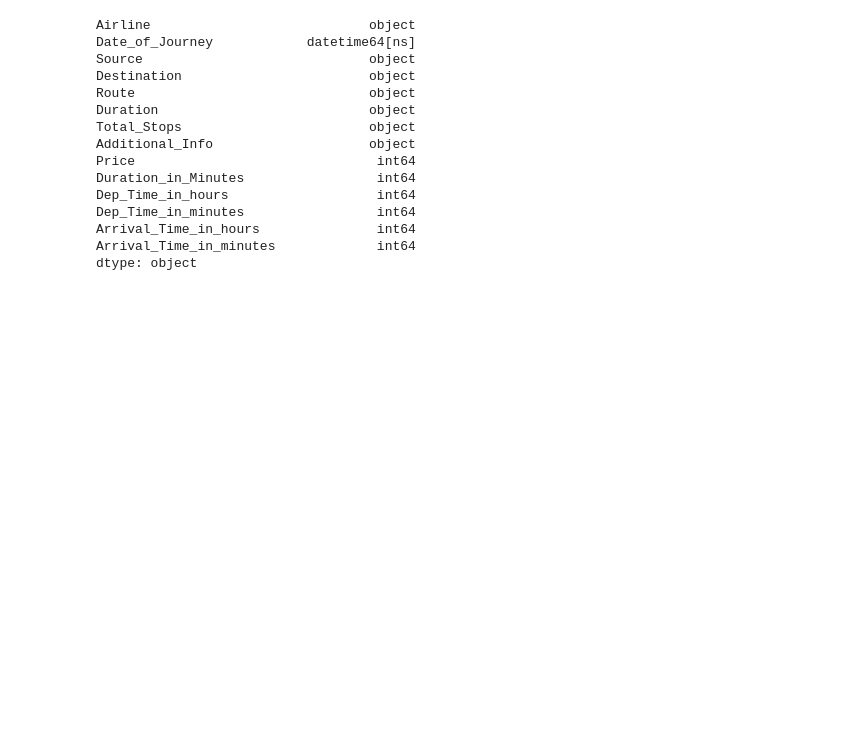
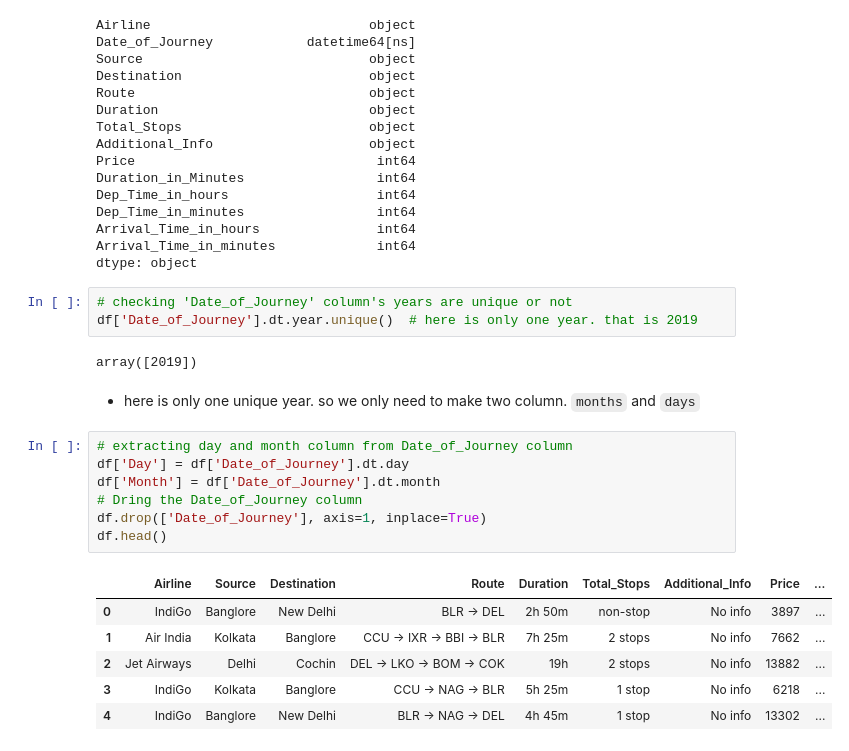
Before and after one commit to AzadMehedi/ML-Projects, a Jupyter notebook: Predict_The_Flight_Ticket_Price.ipynb, the cells around one changed output. Saved outputs shown, nothing was run; the diff lists cells and outputs as text; blank space fills up the shorter version.

```diff
--- a/Predict_The_Flight_Ticket_Price.ipynb
+++ b/Predict_The_Flight_Ticket_Price.ipynb
@@ -566,3 +566,24 @@ Dep_Time_in_minutes                 int64
 Arrival_Time_in_hours               int64
 Arrival_Time_in_minutes             int64
 dtype: object
+# %%
+# checking 'Date_of_Journey' column's years are unique or not
+df['Date_of_Journey'].dt.year.unique()  # here is only one year. that is 2019
+# %% [output]
+array([2019])
+# %% [markdown]
+- here is only one unique year. so we only need to make two column. `months` and `days`
+# %%
+# extracting day and month column from Date_of_Journey column
+df['Day'] = df['Date_of_Journey'].dt.day
+df['Month'] = df['Date_of_Journey'].dt.month
+# Dring the Date_of_Journey column
+df.drop(['Date_of_Journey'], axis=1, inplace=True)
+df.head()
+# %% [output]
+|  | Airline | Source | Destination | Route | Duration | Total_Stops | Additional_Info | Price | ... |
+| 0 | IndiGo | Banglore | New Delhi | BLR → DEL | 2h 50m | non-stop | No info | 3897 | ... |
+| 1 | Air India | Kolkata | Banglore | CCU → IXR → BBI → BLR | 7h 25m | 2 stops | No info | 7662 | ... |
+| 2 | Jet Airways | Delhi | Cochin | DEL → LKO → BOM → COK | 19h | 2 stops | No info | 13882 | ... |
+| 3 | IndiGo | Kolkata | Banglore | CCU → NAG → BLR | 5h 25m | 1 stop | No info | 6218 | ... |
+| 4 | IndiGo | Banglore | New Delhi | BLR → NAG → DEL | 4h 45m | 1 stop | No info | 13302 | ... |
```
Also changed, not shown: parts of 4 cells of this notebook.
